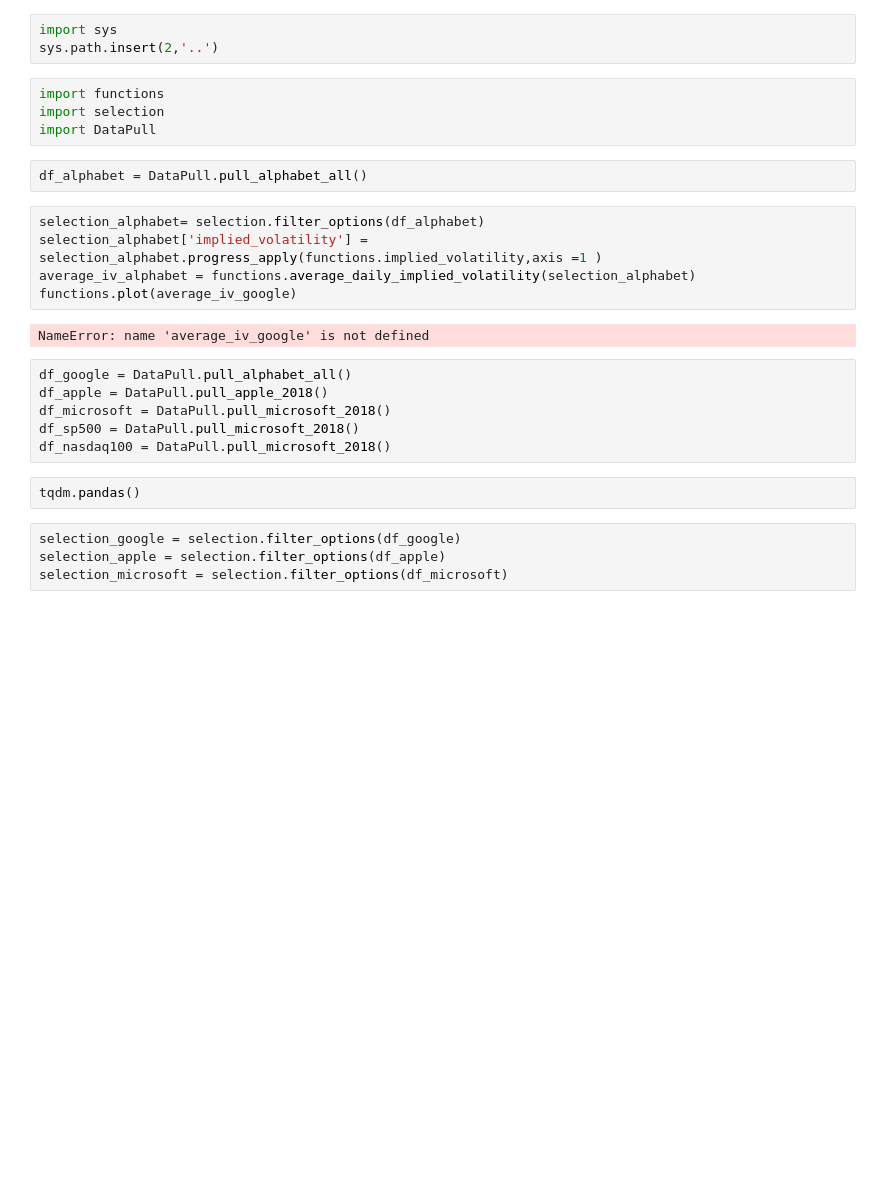
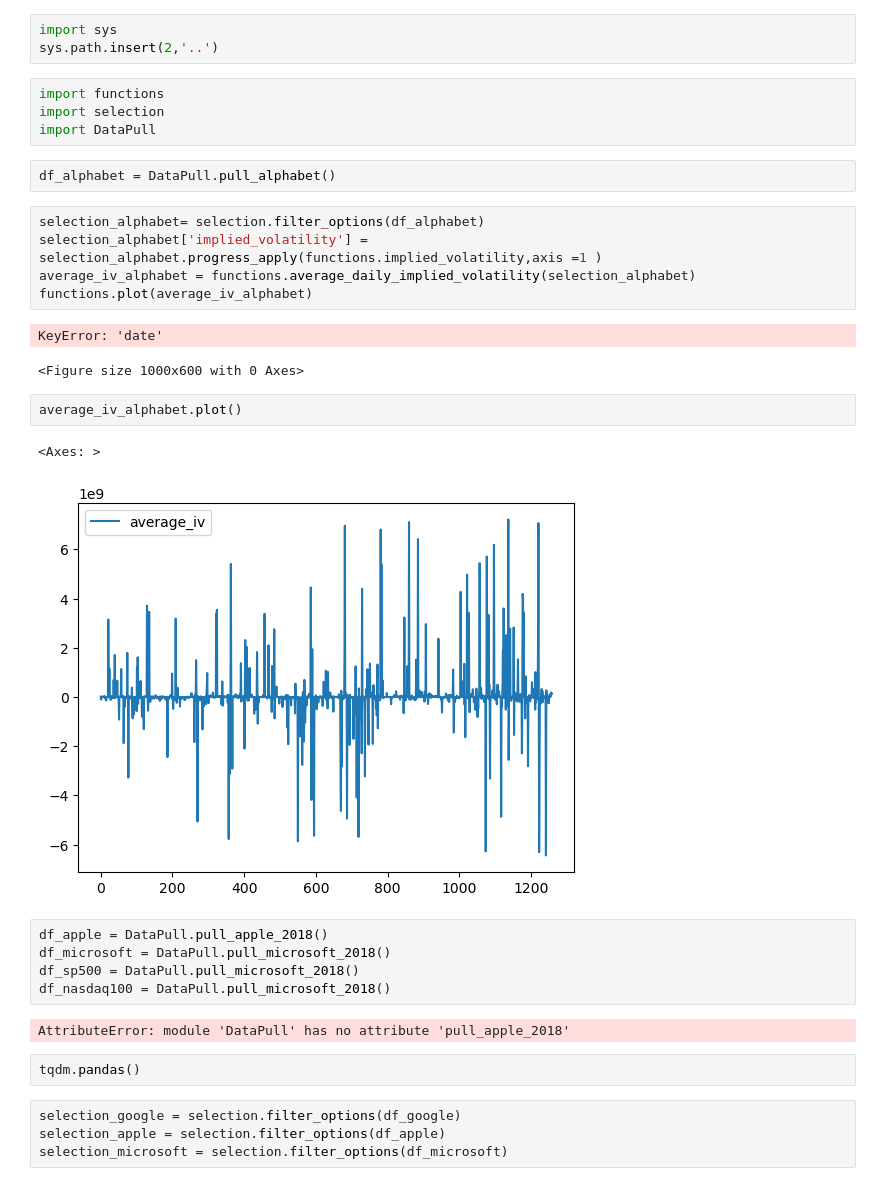
Before and after one commit to Ahmed-haji/ThesisProject, a Jupyter notebook: Jupyterlab/Untitled (1).ipynb, the cells around one changed output. Saved outputs shown, nothing was run; the diff lists cells and outputs as text; blank space fills up the shorter version.

```diff
--- a/Jupyterlab/Untitled (1).ipynb
+++ b/Jupyterlab/Untitled (1).ipynb
@@ -10,20 +10,27 @@ import functions
 import selection
 import DataPull
 # %%
-df_alphabet = DataPull.pull_alphabet_all()
+df_alphabet = DataPull.pull_alphabet()
 # %%
 selection_alphabet= selection.filter_options(df_alphabet)
 selection_alphabet['implied_volatility'] = selection_alphabet.progress_apply(functions.implied_volatility,axis =1 )
 average_iv_alphabet = functions.average_daily_implied_volatility(selection_alphabet)
-functions.plot(average_iv_google)
+functions.plot(average_iv_alphabet)
 # %% [output]
-NameError: name 'average_iv_google' is not defined
+KeyError: 'date'
+<Figure size 1000x600 with 0 Axes>
+# %%
+average_iv_alphabet.plot()
+# %% [output]
+<Axes: >
+[figure, added]
 # %%
-df_google = DataPull.pull_alphabet_all()
 df_apple = DataPull.pull_apple_2018()
 df_microsoft = DataPull.pull_microsoft_2018()
 df_sp500 = DataPull.pull_microsoft_2018()
 df_nasdaq100 = DataPull.pull_microsoft_2018()
+# %% [output]
+AttributeError: module 'DataPull' has no attribute 'pull_apple_2018'
 # %%
 tqdm.pandas()
 # %%
```
Also changed, not shown: parts of 7 cells of this notebook, 1 other file.
